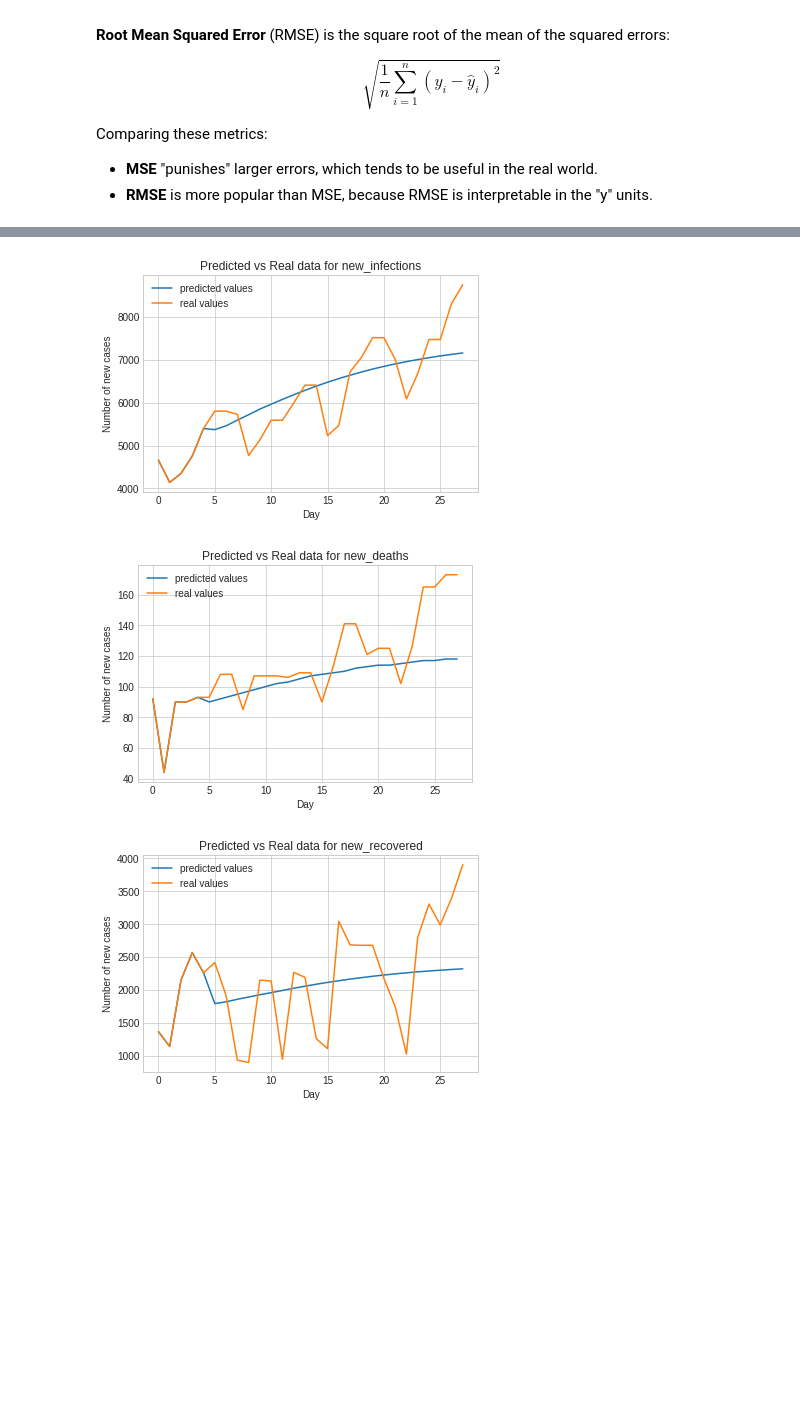
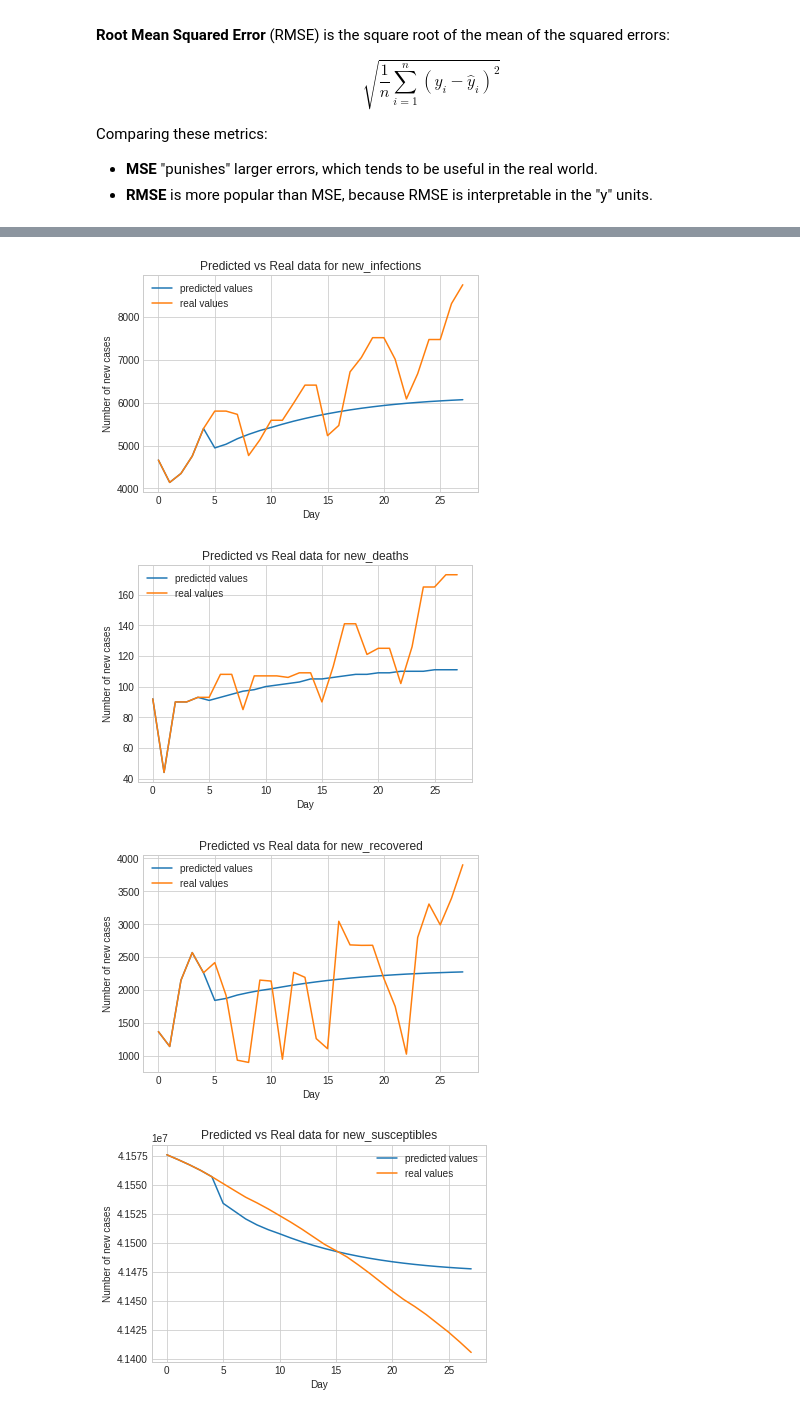
Before and after one commit to EugeneSel/AppliedModeling, a Jupyter notebook: covid_simulator.ipynb, the cells around one changed output, grey strips where cells are left out. Drawn from its saved outputs; the diff is of its cells as text; code cells hidden in the pictures; blank space fills up the shorter version.

```diff
--- a/covid_simulator.ipynb
+++ b/covid_simulator.ipynb
@@ -161,0 +172,21 @@ plt.show()
+# %%
+initial_susceptibles = 41806.2e3
+# %%
+def get_susceptibles(infections, deaths, initial_susceptibles=initial_susceptibles):
+    susceptibles = []
+
+    new_susceptibles = initial_susceptibles
+    for index, (n_infected, n_dead) in enumerate(zip(infections, deaths)):
+        new_susceptibles -= n_infected + n_dead
+        susceptibles.append(new_susceptibles)
+
+    return susceptibles
+# %%
+df_daily_cases["new_susceptibles"] = get_susceptibles(
+    df_daily_cases.new_infections.to_list(),
+    df_daily_cases.new_deaths.to_list(),
+)
+
+features.append("new_susceptibles")
+
+df_daily_cases[features].head()
@@ -339,16 +376,21 @@ Y_pred = np.round(Y_pred * (X_train_max - X_train_min) + X_train_min)
 # %%
 time = np.arange(df_test.shape[0])
 
 for index, feature in enumerate(features):
     # plt.figure(figsize=(15, 12))
     plt.plot(time, Y_pred[:, index])
     plt.plot(time, Y_test[feature])
     plt.xlabel("Day")
     plt.ylabel("Number of new cases")
     plt.legend(["predicted values", "real values"])
     plt.title(f"Predicted vs Real data for {feature}")
     plt.show()
+
+no_vaccination_infected = Y_pred[:, 0]
+no_vaccination_R_0 = [1] + [Y_pred[index, 0] / Y_pred[index - 1, 0] for index in range(1, df_test_norm.shape[0])]
+no_vaccination_I_cumulated = no_vaccination_infected.sum()
 # %% [output]
-[figure, old version]
+[figure, new version]
-[figure, old version]
+[figure, new version]
-[figure, old version]
+[figure, new version]
+[figure, added]
```
Also changed, not shown: parts of 18 cells of this notebook, 1 other file.
